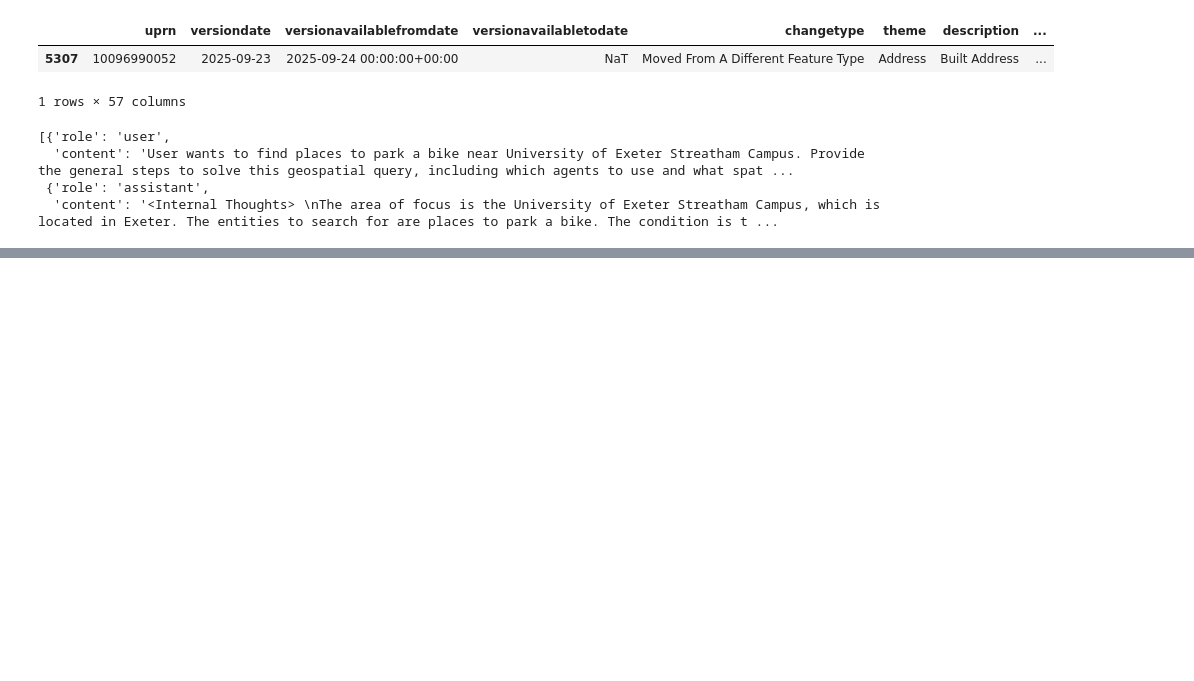
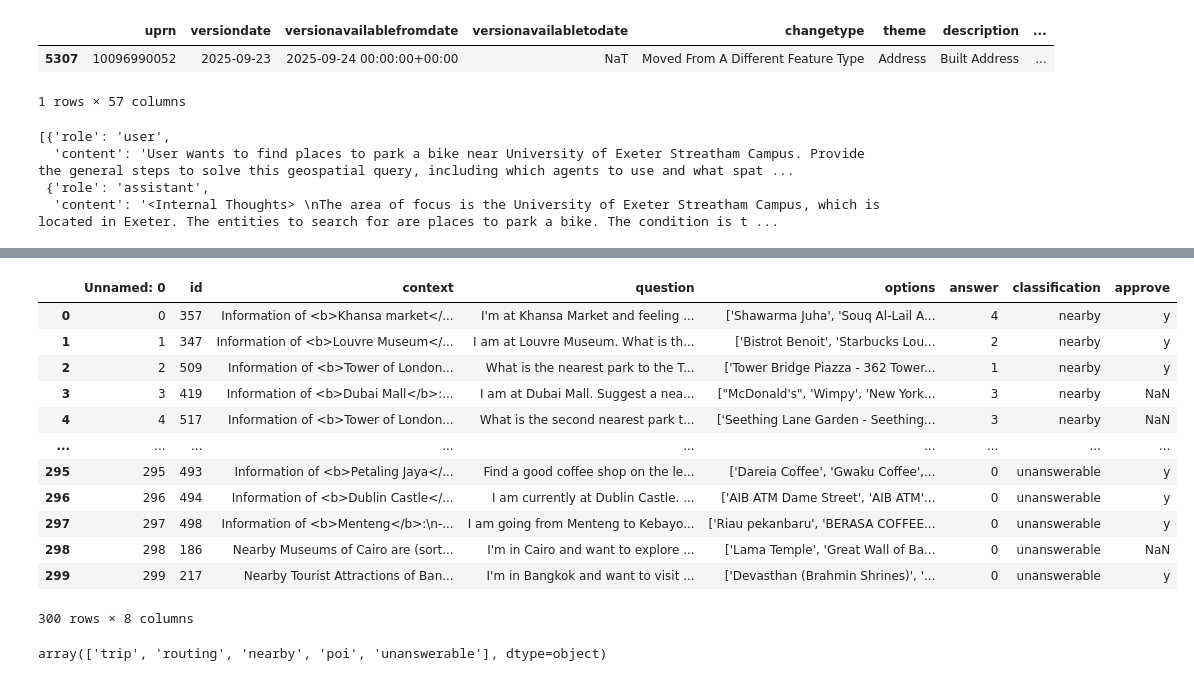
Before and after one commit to arjun8009/a2a_framework, a Jupyter notebook: system_tests.ipynb, the cells around one changed output, grey strips where cells are left out. Saved outputs shown, nothing was run; the diff lists cells and outputs as text; code cells hidden in the pictures; blank space fills up the shorter version.

```diff
--- a/system_tests.ipynb
+++ b/system_tests.ipynb
@@ -2303,0 +2317,23 @@ history.messages
+# %%
+import pandas as pd
+
+mapeval = pd.read_csv(r"test_data_for_ambiguity/dataset_mapeval.csv")
+mapeval
+# %% [output]
+|  | Unnamed: 0 | id | context | question | options | answer | classification | approve |
+| 0 | 0 | 357 | Information of <b>Khansa market</... | I'm at Khansa Market and feeling ... | ['Shawarma Juha', 'Souq Al-Lail A... | 4 | nearby | y |
+| 1 | 1 | 347 | Information of <b>Louvre Museum</... | I am at Louvre Museum. What is th... | ['Bistrot Benoit', 'Starbucks Lou... | 2 | nearby | y |
+| 2 | 2 | 509 | Information of <b>Tower of London... | What is the nearest park to the T... | ['Tower Bridge Piazza - 362 Tower... | 1 | nearby | y |
+| 3 | 3 | 419 | Information of <b>Dubai Mall</b>:... | I am at Dubai Mall. Suggest a nea... | ["McDonald's", 'Wimpy', 'New York... | 3 | nearby | NaN |
+| 4 | 4 | 517 | Information of <b>Tower of London... | What is the second nearest park t... | ['Seething Lane Garden - Seething... | 3 | nearby | NaN |
+| ... | ... | ... | ... | ... | ... | ... | ... | ... |
+| 295 | 295 | 493 | Information of <b>Petaling Jaya</... | Find a good coffee shop on the le... | ['Dareia Coffee', 'Gwaku Coffee',... | 0 | unanswerable | y |
+| 296 | 296 | 494 | Information of <b>Dublin Castle</... | I am currently at Dublin Castle. ... | ['AIB ATM Dame Street', 'AIB ATM'... | 0 | unanswerable | y |
+| 297 | 297 | 498 | Information of <b>Menteng</b>:\n-... | I am going from Menteng to Kebayo... | ['Riau pekanbaru', 'BERASA COFFEE... | 0 | unanswerable | y |
+| 298 | 298 | 186 | Nearby Museums of Cairo are (sort... | I'm in Cairo and want to explore ... | ['Lama Temple', 'Great Wall of Ba... | 0 | unanswerable | NaN |
+| 299 | 299 | 217 | Nearby Tourist Attractions of Ban... | I'm in Bangkok and want to visit ... | ['Devasthan (Brahmin Shrines)', '... | 0 | unanswerable | y |
+300 rows × 8 columns
+# %%
+mapeval.classification.unique()
+# %% [output]
+array(['trip', 'routing', 'nearby', 'poi', 'unanswerable'], dtype=object)
```
Also changed, not shown: parts of 5 cells of this notebook, 4 other files.
